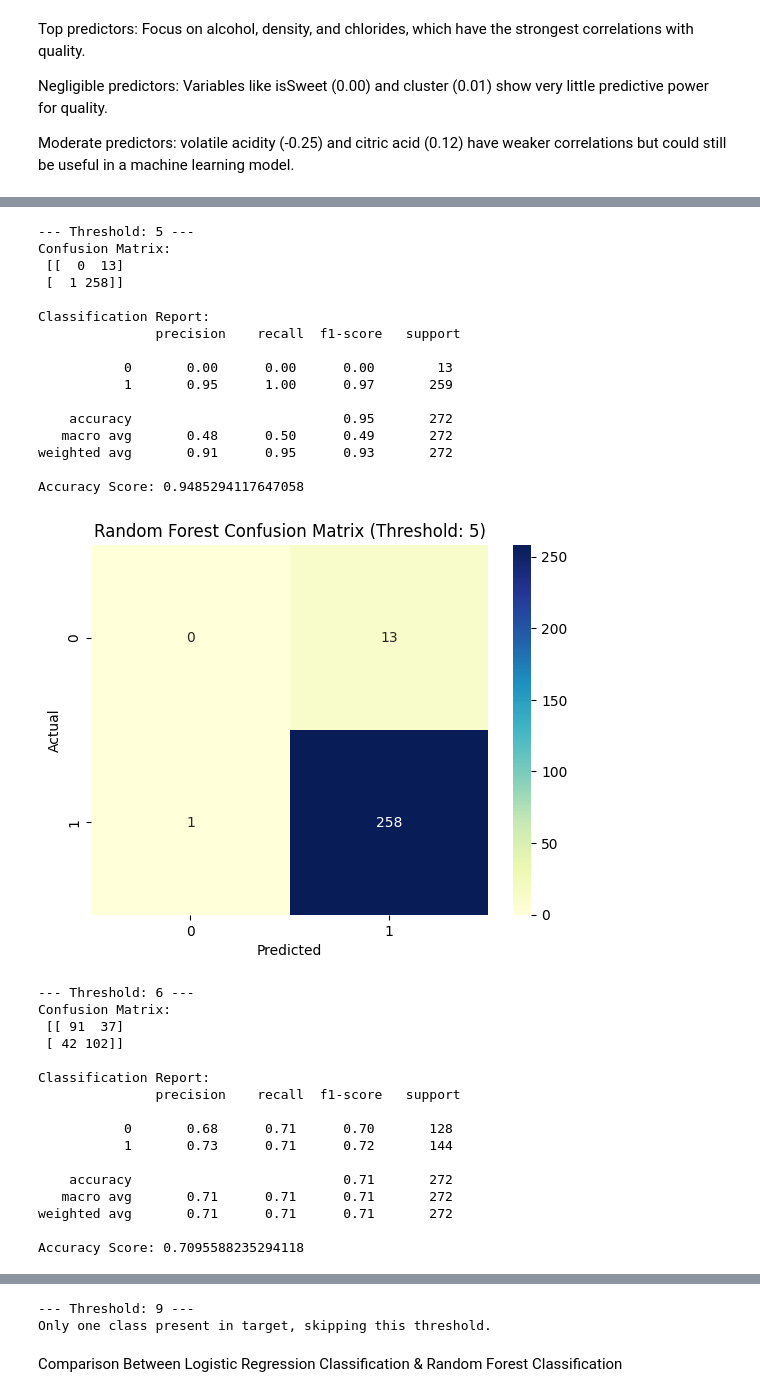
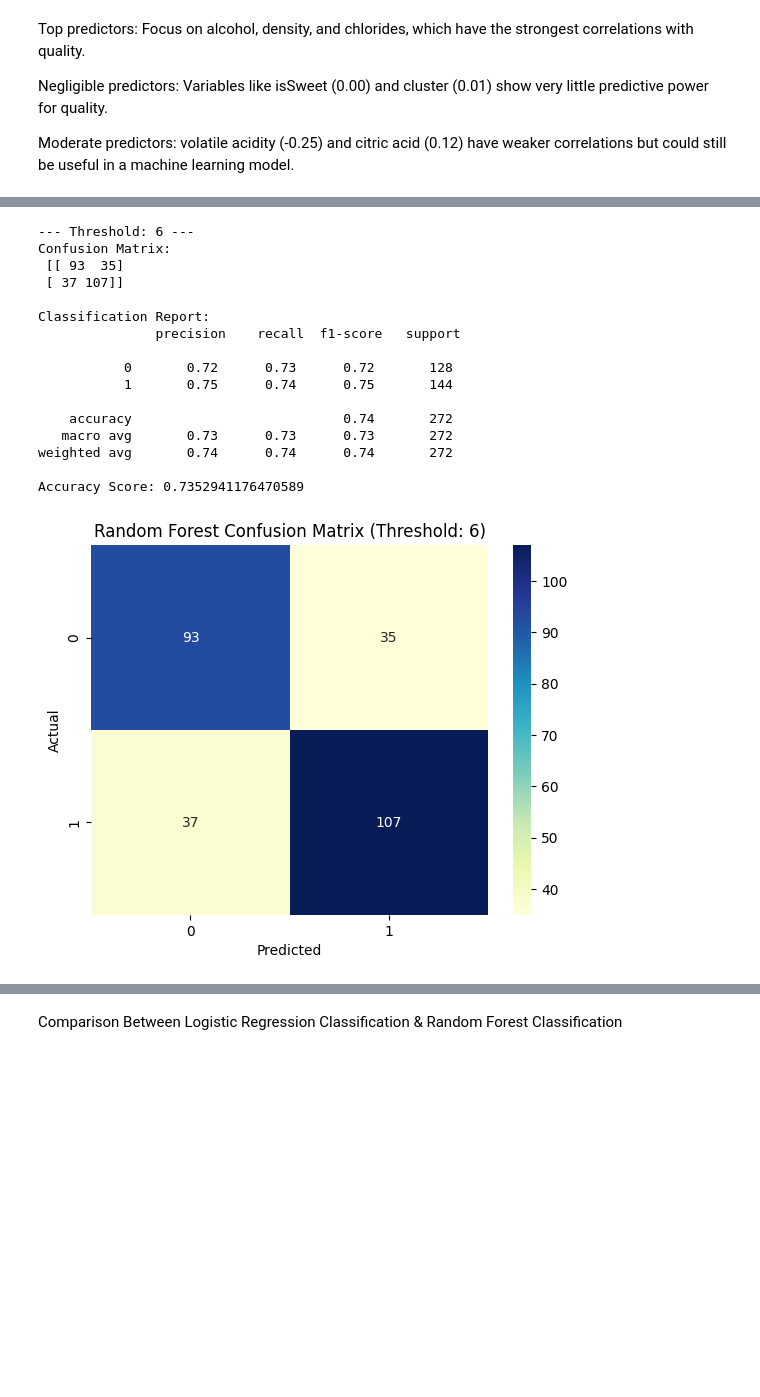
Before and after one commit to SamraatJain9/CSC2034_Project_Data, a Jupyter notebook: main.ipynb, the cells around one changed output, grey strips where cells are left out. Drawn from its saved outputs; the diff is of its cells as text; code cells hidden in the pictures; blank space fills up the shorter version.

```diff
--- a/main.ipynb
+++ b/main.ipynb
@@ -947,24 +946,26 @@ To Choose a Machine Learning Model, need to think about what type of data do we
 # Logistic Regression for Binary Classification
 
 # Selected features
-features = ['alcohol', 'volatile acidity', 'chlorides', 'density', 'citric acid']
-thresholds = [5, 6, 7, 9]
+features = ['alcohol', 'density', 'chlorides', 'volatile acidity', 'citric acid', 'fixed acidity']
+
+# thresholds = [4, 5, 6, 7, 8, 9] | 6 came out as the best
+thresholds = [6]
 
 results = {}
 
-for thresh in thresholds:
-    print(f"\n--- Threshold: {thresh} ---")
+for threshold in thresholds:
+    print(f"\n--- Threshold: {threshold} ---")
 
     # Binary target
     red_wine_binary = red_wine.copy()
-    red_wine_binary['quality_binary'] = (red_wine_binary['quality'] >= thresh).astype(int)
+    red_wine_binary['quality_binary'] = (red_wine_binary['quality'] >= threshold).astype(int)
 
     X = red_wine_binary[features]
     y = red_wine_binary['quality_binary']
 
     # Skip if only one class present
     if len(y.unique()) < 2:
-        print(f"Skipping threshold {thresh}: only one class present in the data.")
+        print(f"Skipping threshold {threshold}: only one class present in the data.")
         continue
 
     # Train/test split with stratification
@@ -984,7 +985,7 @@ for thresh in thresholds:
     report = classification_report(y_test, y_pred, output_dict=True, zero_division=1)
 
 
-    results[thresh] = {
+    results[threshold] = {
         'accuracy': acc,
         'confusion_matrix': cm,
         'report': report
@@ -995,7 +996,7 @@ for thresh in thresholds:
     print("Accuracy Score:", round(acc, 4))
 
     seaborn.heatmap(cm, annot=True, fmt='d', cmap='Blues')
-    plt.title(f'Confusion Matrix (Threshold: {thresh})')
+    plt.title(f'Confusion Matrix (Threshold: {threshold})')
     plt.xlabel('Predicted')
     plt.ylabel('Actual')
     plt.show()
@@ -1056,11 +1021,14 @@ Skipping threshold 9: only one class present in the data.
 # %%
 # Random Forrest Classifier
 
-# Feature set
-features = ['alcohol', 'volatile acidity', 'chlorides', 'density', 'citric acid']
+# Selected features
+features = ['alcohol', 'density', 'chlorides', 'volatile acidity', 'citric acid', 'fixed acidity']
 
-# Thresholds to try
-thresholds = [5, 6, 7, 9]
+# Thresholds tested
+# thresholds = [4, 5, 6, 7, 8, 9] | 6 came out as the best
+
+# The balanced threshold
+thresholds = [6]
 
 # Store results
 results = {}
@@ -1085,56 +1053,40 @@ for threshold in thresholds:
         X, y, test_size=0.2, random_state=42, stratify=y
     )
 
     # Model
     rf = RandomForestClassifier(n_estimators=100, random_state=42)
     rf.fit(X_train, y_train)
 
     # Predictions and evaluation
     y_pred = rf.predict(X_test)
 
     acc = accuracy_score(y_test, y_pred)
     print("Confusion Matrix:\n", confusion_matrix(y_test, y_pred))
     print("\nClassification Report:\n", classification_report(y_test, y_pred, zero_division=1))
     print("Accuracy Score:", acc)
 
     results[threshold] = acc
 
     seaborn.heatmap(confusion_matrix(y_test, y_pred), annot=True, fmt='d', cmap='YlGnBu')
     plt.title(f'Random Forest Confusion Matrix (Threshold: {threshold})')
     plt.xlabel('Predicted')
     plt.ylabel('Actual')
     plt.show()
 # %% [output]
---- Threshold: 5 ---
+--- Threshold: 6 ---
 Confusion Matrix:
- [[  0  13]
- [  1 258]]
+ [[ 93  35]
+ [ 37 107]]
 
 Classification Report:
                precision    recall  f1-score   support
 
-           0       0.00      0.00      0.00        13
-           1       0.95      1.00      0.97       259
+           0       0.72      0.73      0.72       128
+           1       0.75      0.74      0.75       144
 
-    accuracy                           0.95       272
-   macro avg       0.48      0.50      0.49       272
-weighted avg       0.91      0.95      0.93       272
+    accuracy                           0.74       272
+   macro avg       0.73      0.73      0.73       272
+weighted avg       0.74      0.74      0.74       272
 
-Accuracy Score: 0.9485294117647058
+Accuracy Score: 0.7352941176470589
-[figure, old version]
+[figure, new version]
---- Threshold: 6 ---
-Confusion Matrix:
- [[ 91  37]
- [ 42 102]]
-
-Classification Report:
-               precision    recall  f1-score   support
-
-           0       0.68      0.71      0.70       128
-           1       0.73      0.71      0.72       144
-
-    accuracy                           0.71       272
-   macro avg       0.71      0.71      0.71       272
-weighted avg       0.71      0.71      0.71       272
-
-Accuracy Score: 0.7095588235294118
@@ -1159,5 +1093,3 @@ Accuracy Score: 0.8860294117647058
---- Threshold: 9 ---
-Only one class present in target, skipping this threshold.
 # %% [markdown]
 Comparison Between Logistic Regression Classification & Random Forest Classification
 # %%
```
Also changed, not shown: parts of 7 cells of this notebook.
